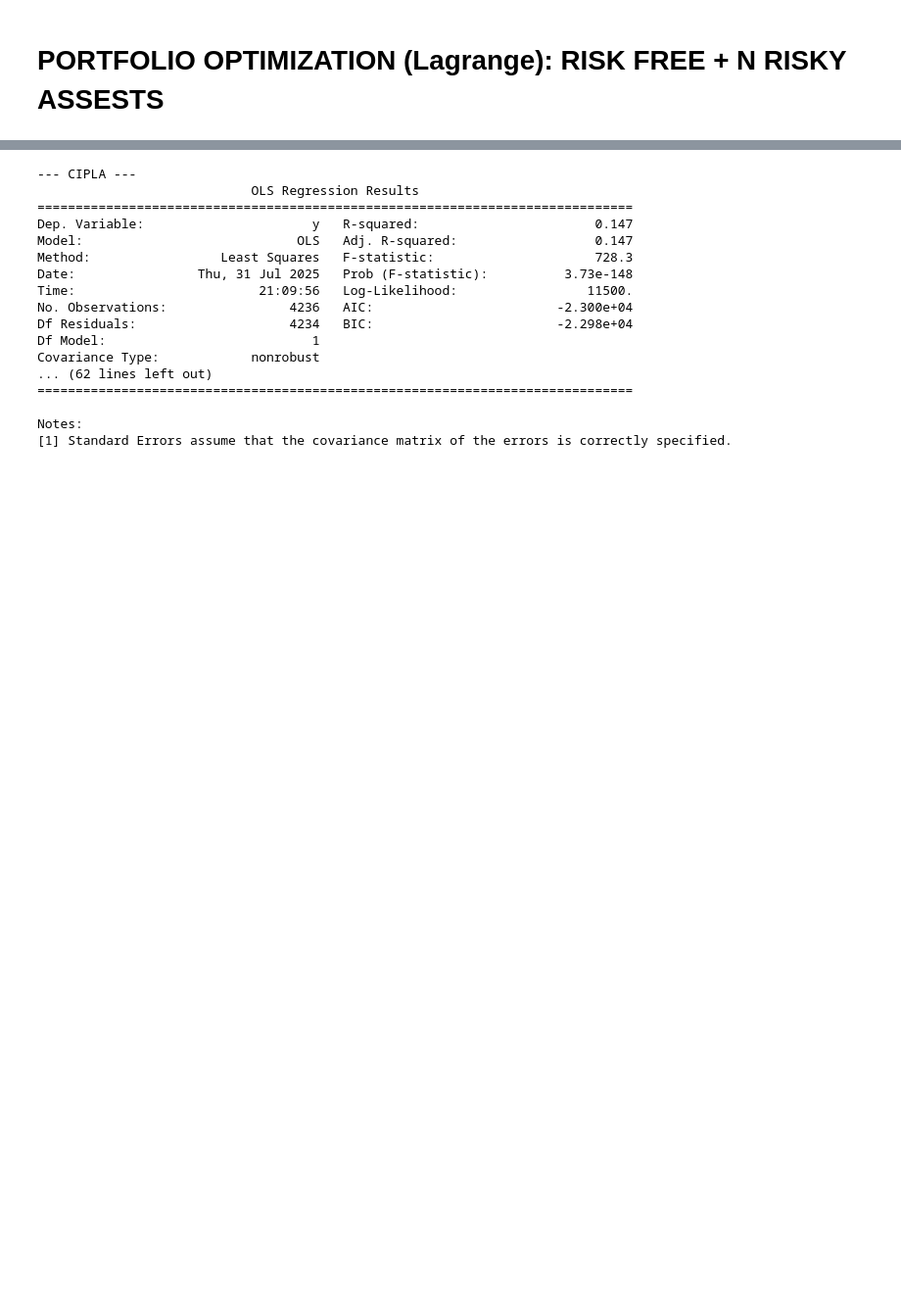
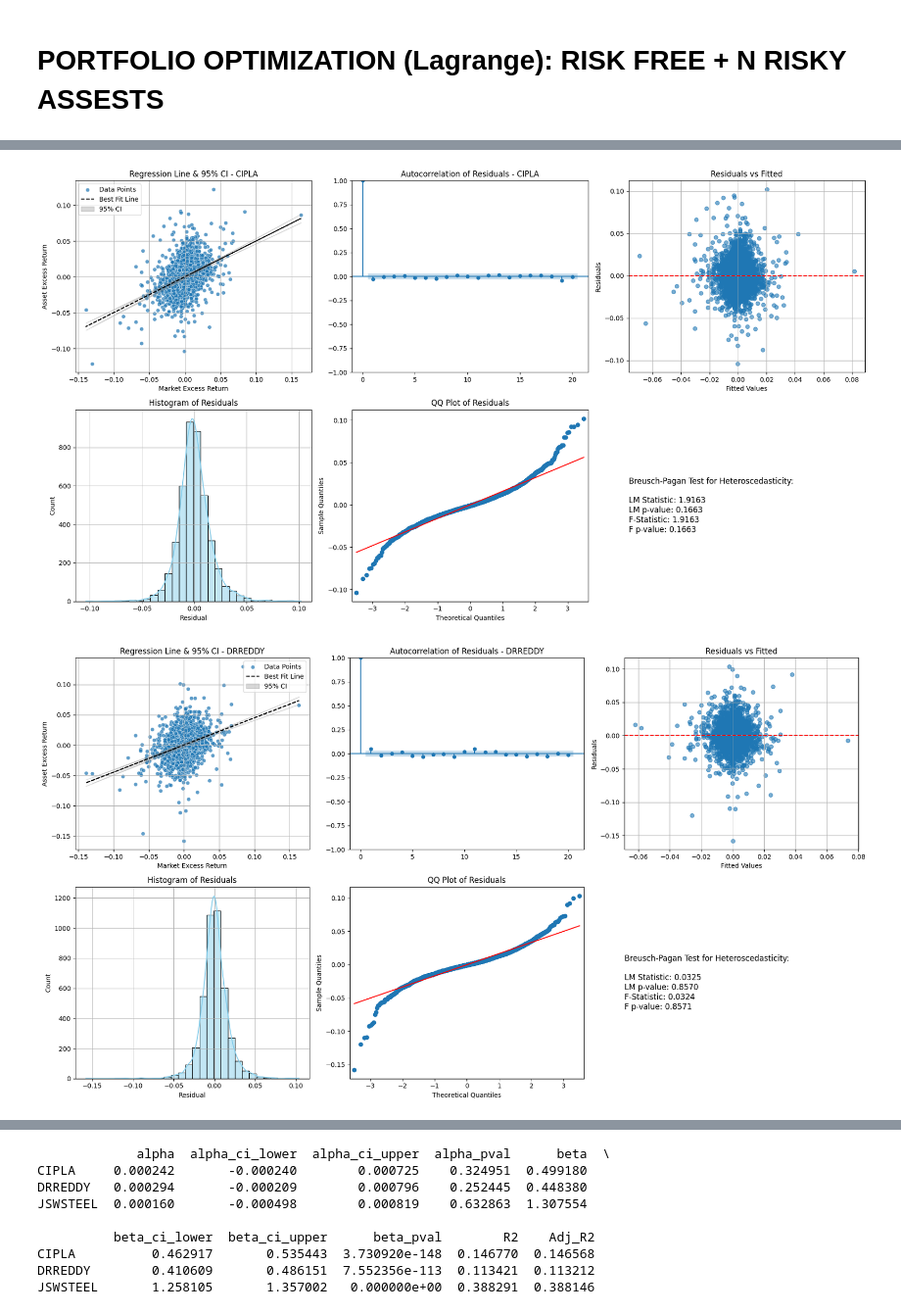
Before and after one commit to unmesh1993/Portfolio-optimization, a Jupyter notebook: main_complete_notebook.ipynb, the cells around one changed output, grey strips where cells are left out. Shown at 98% size. Cells and saved outputs as stored; diff of their text form; code cells hidden in the pictures; blank space fills up the shorter version.

```diff
--- a/main_complete_notebook.ipynb
+++ b/main_complete_notebook.ipynb
@@ -76,4 +75,6 @@ sum = [0.35480535 0.69882687 1.00034192]
 # %%
-PD.Factor('CAPM', 'OLS')
-# options available = 'CAPM' - 'OLS', 'CAPM' - 'GLS'
+print (PD.Factor('CAPM') )
+# options available = 'Sharpe', 'CAPM' ,
 # %% [output]
+[figure, added]
+[figure, added]
@@ -80,17 +83,9 @@ PD.Factor('CAPM', 'OLS')
---- CIPLA ---
-                            OLS Regression Results
-==============================================================================
-Dep. Variable:                      y   R-squared:                       0.147
-Model:                            OLS   Adj. R-squared:                  0.147
-Method:                 Least Squares   F-statistic:                     728.3
-Date:                Thu, 31 Jul 2025   Prob (F-statistic):          3.73e-148
-Time:                        21:09:56   Log-Likelihood:                 11500.
-No. Observations:                4236   AIC:                        -2.300e+04
-Df Residuals:                    4234   BIC:                        -2.298e+04
-Df Model:                           1
-Covariance Type:            nonrobust
-... (62 lines left out)
-==============================================================================
+             alpha  alpha_ci_lower  alpha_ci_upper  alpha_pval      beta  \
+CIPLA     0.000242       -0.000240        0.000725    0.324951  0.499180
+DRREDDY   0.000294       -0.000209        0.000796    0.252445  0.448380
+JSWSTEEL  0.000160       -0.000498        0.000819    0.632863  1.307554
 
-Notes:
-[1] Standard Errors assume that the covariance matrix of the errors is correctly specified.
+          beta_ci_lower  beta_ci_upper      beta_pval        R2    Adj_R2
+CIPLA          0.462917       0.535443  3.730920e-148  0.146770  0.146568
+DRREDDY        0.410609       0.486151  7.552356e-113  0.113421  0.113212
+JSWSTEEL       1.258105       1.357002   0.000000e+00  0.388291  0.388146
```
Also changed, not shown: parts of 6 cells of this notebook, 6 other files.
